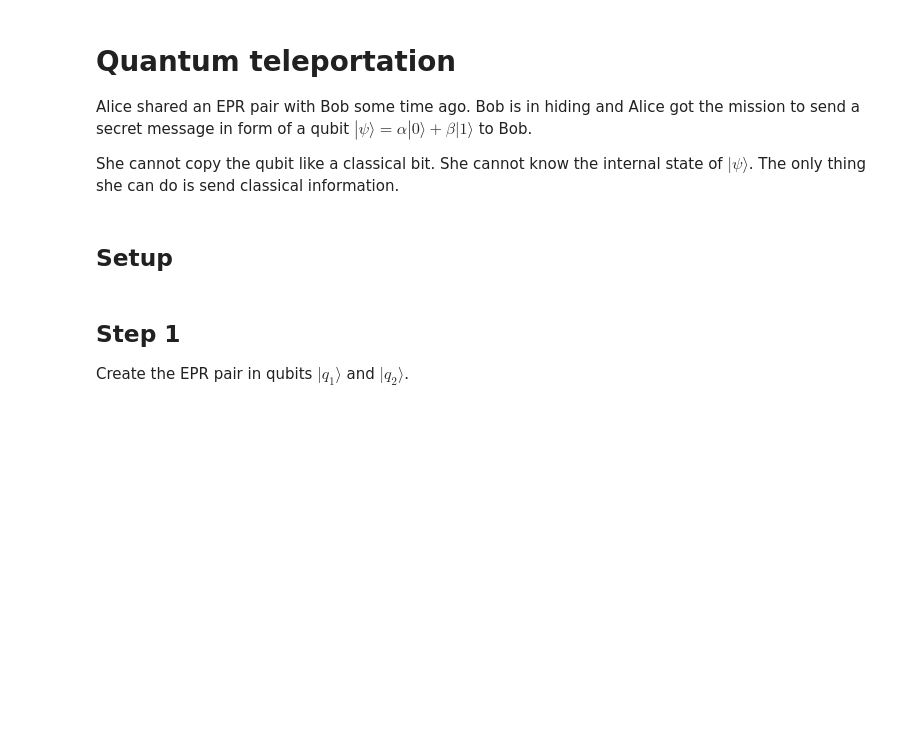
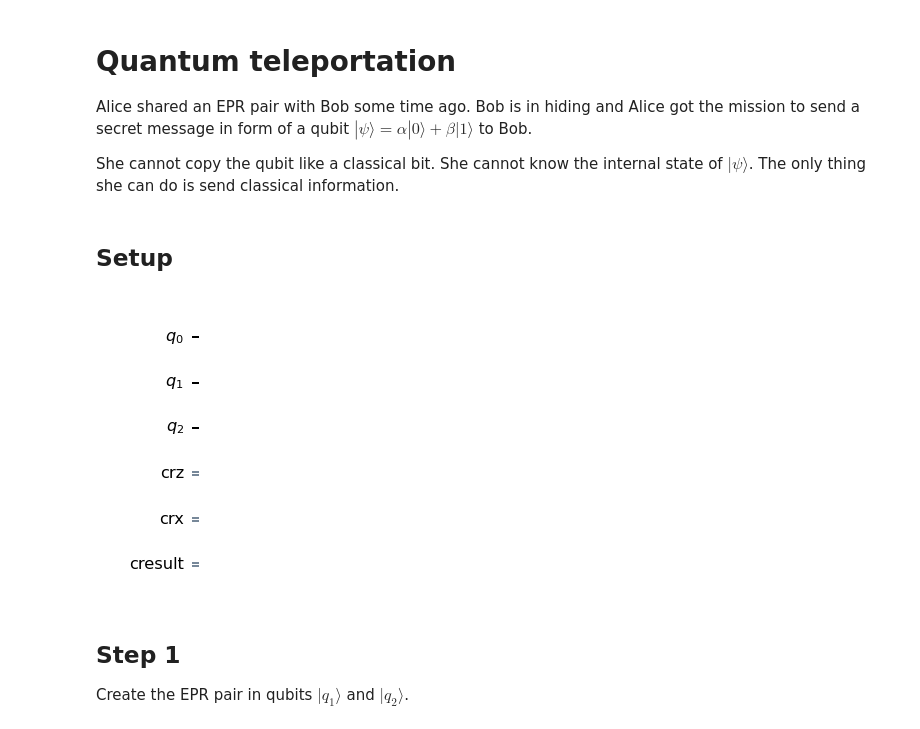
Before and after one commit to toliman7/quantum_computing, a Jupyter notebook: Short intro.ipynb, the cells around one changed output. Saved outputs shown, nothing was run; the diff lists cells and outputs as text; code cells hidden in the pictures; blank space fills up the shorter version.

```diff
--- a/Short intro.ipynb
+++ b/Short intro.ipynb
@@ -263,9 +323,12 @@ She cannot copy the qubit like a classical bit. She cannot know the internal sta
 # %%
 # Protocol uses 3 qubits and 2 classical bits in 2 different registers
 qr = QuantumRegister(3, name="q")
 crz, crx = ClassicalRegister(1, name="crz"), ClassicalRegister(1, name="crx")
 cresult = ClassicalRegister(1, name="cresult")
 teleportation_circuit = QuantumCircuit(qr, crz, crx, cresult)
+teleportation_circuit.draw('mpl')
+# %% [output]
+[figure, added]
 # %% [markdown]
 ## Step 1
 
```
Also changed, not shown: parts of 36 cells of this notebook.
